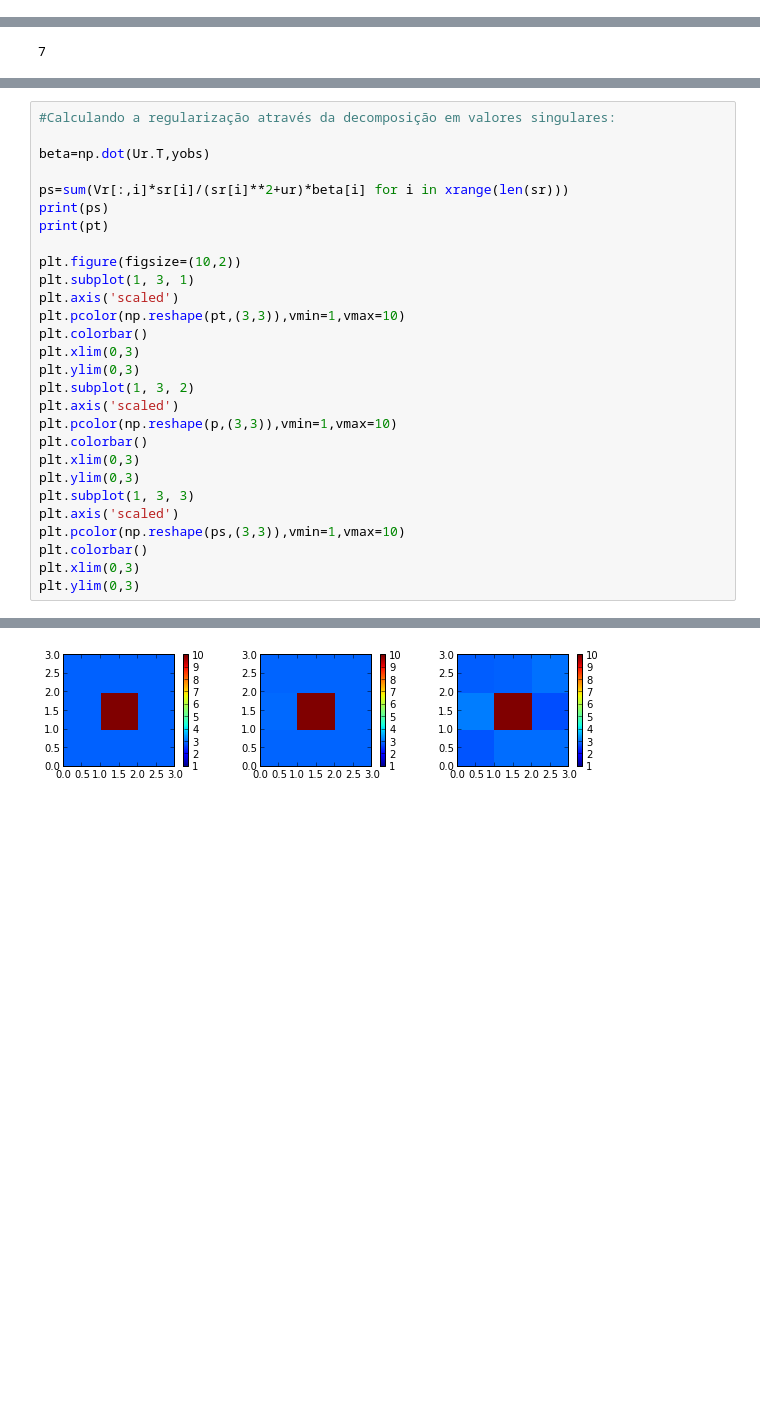
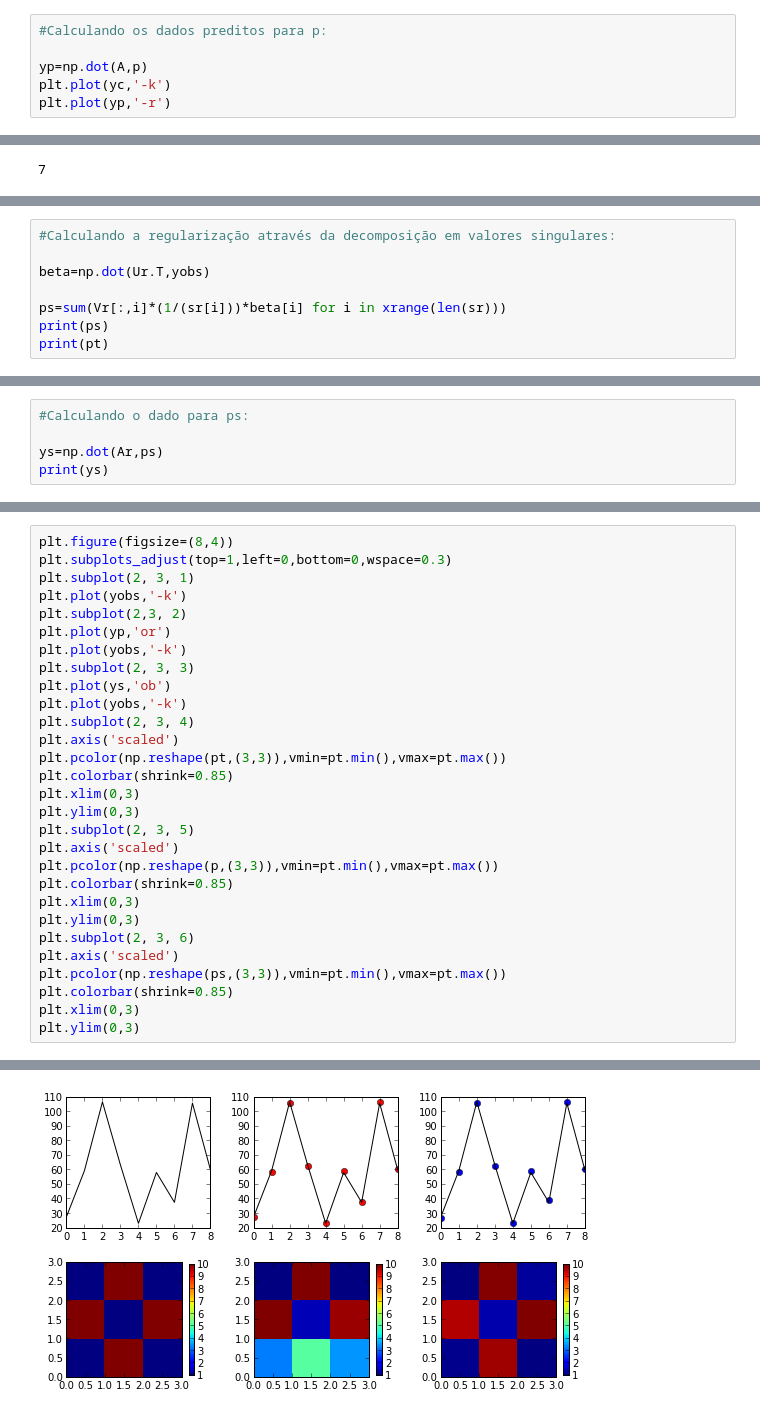
Before and after one commit to dIOGOLOC/cavalo, a Jupyter notebook: Projeto Tomografia.ipynb, the cells around one changed output, grey strips where cells are left out. Saved outputs shown, nothing was run; the diff lists cells and outputs as text; blank space fills up the shorter version.

```diff
--- a/Projeto Tomografia.ipynb
+++ b/Projeto Tomografia.ipynb
@@ -84,0 +70,6 @@ plt.pcolor(np.reshape(p,(3,3)))
+# %%
+#Calculando os dados preditos para p:
+
+yp=np.dot(A,p)
+plt.plot(yc,'-k')
+plt.plot(yp,'-r')
@@ -129,0 +123,8 @@ print(Ar)
+# %%
+#Calculando a regularização através da decomposição em valores singulares:
+
+beta=np.dot(Ur.T,yobs)
+
+ps=sum(Vr[:,i]*(1/(sr[i]))*beta[i] for i in xrange(len(sr)))
+print(ps)
+print(pt)
@@ -129,0 +135,5 @@ print(Ar)
+# %%
+#Calculando o dado para ps:
+
+ys=np.dot(Ar,ps)
+print(ys)
@@ -130,29 +143,30 @@ print(Ar)
 # %%
-#Calculando a regularização através da decomposição em valores singulares:
-
-beta=np.dot(Ur.T,yobs)
-
-ps=sum(Vr[:,i]*sr[i]/(sr[i]**2+ur)*beta[i] for i in xrange(len(sr)))
-print(ps)
-print(pt)
-
-plt.figure(figsize=(10,2))
-plt.subplot(1, 3, 1)
+plt.figure(figsize=(8,4))
+plt.subplots_adjust(top=1,left=0,bottom=0,wspace=0.3)
+plt.subplot(2, 3, 1)
+plt.plot(yobs,'-k')
+plt.subplot(2,3, 2)
+plt.plot(yp,'or')
+plt.plot(yobs,'-k')
+plt.subplot(2, 3, 3)
+plt.plot(ys,'ob')
+plt.plot(yobs,'-k')
+plt.subplot(2, 3, 4)
 plt.axis('scaled')
-plt.pcolor(np.reshape(pt,(3,3)),vmin=1,vmax=10)
-plt.colorbar()
+plt.pcolor(np.reshape(pt,(3,3)),vmin=pt.min(),vmax=pt.max())
+plt.colorbar(shrink=0.85)
 plt.xlim(0,3)
 plt.ylim(0,3)
-plt.subplot(1, 3, 2)
+plt.subplot(2, 3, 5)
 plt.axis('scaled')
-plt.pcolor(np.reshape(p,(3,3)),vmin=1,vmax=10)
-plt.colorbar()
+plt.pcolor(np.reshape(p,(3,3)),vmin=pt.min(),vmax=pt.max())
+plt.colorbar(shrink=0.85)
 plt.xlim(0,3)
 plt.ylim(0,3)
-plt.subplot(1, 3, 3)
+plt.subplot(2, 3, 6)
 plt.axis('scaled')
-plt.pcolor(np.reshape(ps,(3,3)),vmin=1,vmax=10)
-plt.colorbar()
+plt.pcolor(np.reshape(ps,(3,3)),vmin=pt.min(),vmax=pt.max())
+plt.colorbar(shrink=0.85)
 plt.xlim(0,3)
 plt.ylim(0,3)
 # %% [output]
@@ -163 +174 @@ plt.ylim(0,3)
-[figure, old version]
+[figure, new version]
```
Also changed, not shown: parts of 12 cells of this notebook.
